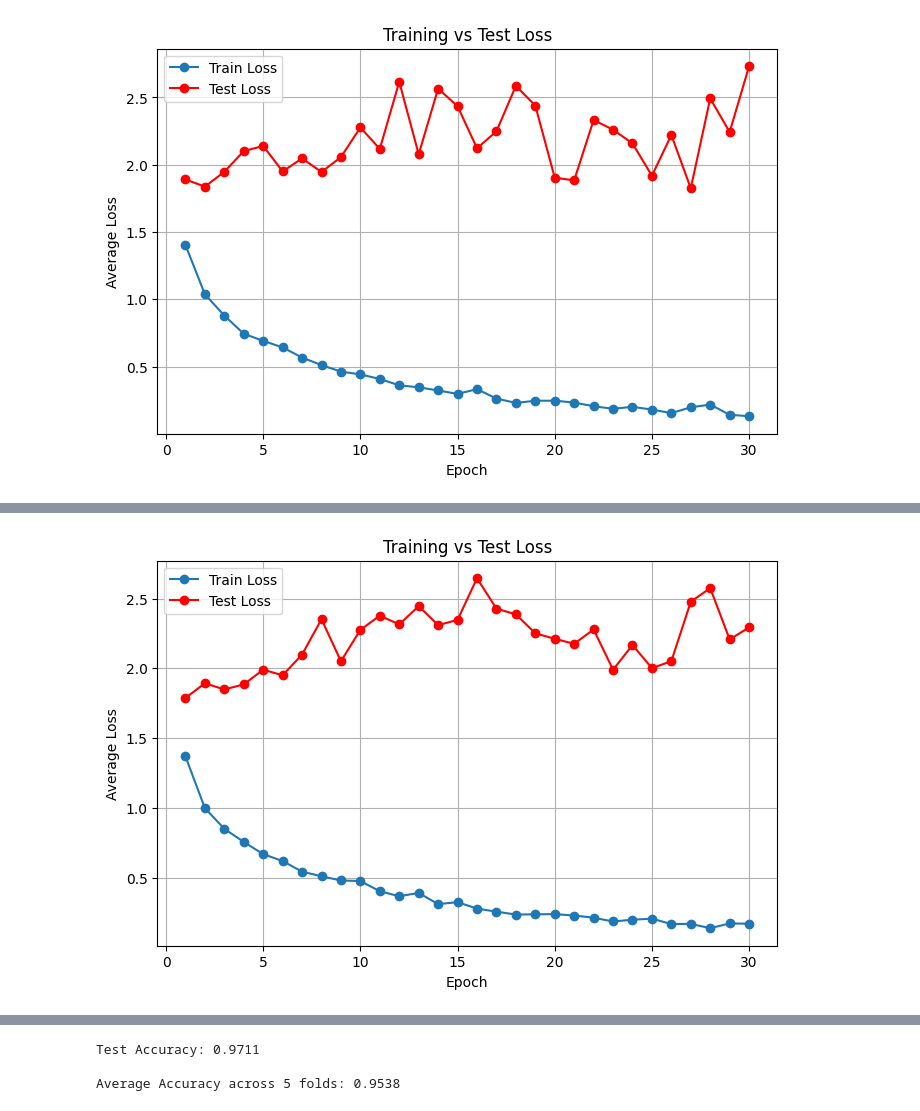
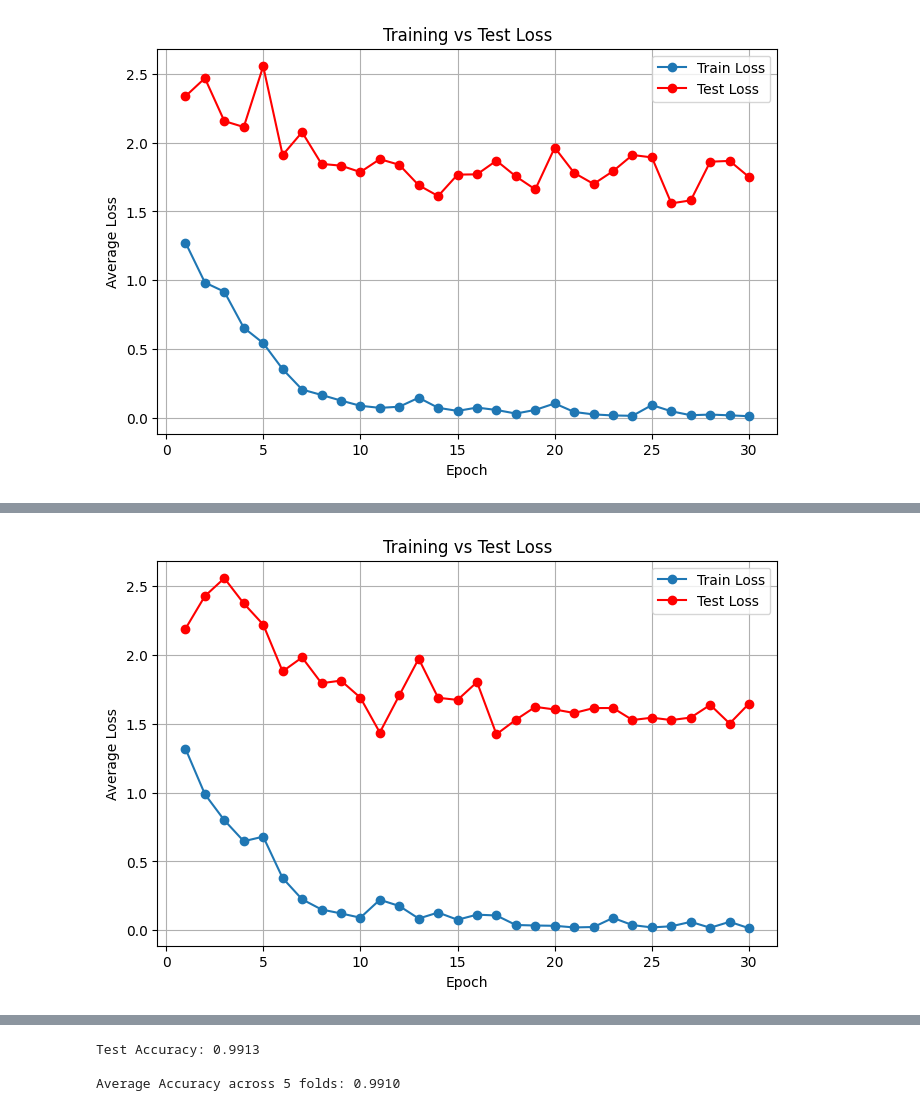
Before and after one commit to VolliBinJackson/gas-sensor-classification, a Jupyter notebook: LSTM.ipynb, the cells around one changed output, grey strips where cells are left out. Cells and saved outputs as stored; diff of their text form; code cells hidden in the pictures.

```diff
--- a/LSTM.ipynb
+++ b/LSTM.ipynb
@@ -185,13 +186,11 @@ test_loader = DataLoader(test_dataset, batch_size=64, shuffle=False)
 device = torch.device("cuda" if torch.cuda.is_available() else "cpu")
 print("Using device:", device)
 
-model = LSTM(input_size=128, hidden_size=64, num_layers=1, num_classes=6, lr=0.0005)
+model = LSTM(input_size=128, hidden_size=256, num_layers=3, num_classes=6, lr=0.0005)
 model.to(device)
 
-# Trainieren
 model.train_model(train_loader, test_loader, epochs=30)
 
-# Evaluieren
 model.evaluate(test_loader)
 
 # speichern
@@ -239,7 +238,7 @@ for fold, (train_idx, val_idx) in enumerate(kf.split(X_seq)):
     val_loader = DataLoader(val_dataset, batch_size=64, shuffle=False)
 
     # Neues Modell für jeden Fold
-    model = LSTM(input_size=128, hidden_size=64, num_layers=1, num_classes=6, lr=0.0005)
+    model = LSTM(input_size=128, hidden_size=256, num_layers=3, num_classes=6, lr=0.0005)
     model.to(device)
 
     model.train_model(train_loader, test_loader, epochs=30)
@@ -307 +306 @@ Epoch [30/30] | Train Loss: 0.1310 | Test Loss: 2.7324
-[figure, old version]
+[figure, new version]
@@ -325 +324 @@ Epoch [30/30] | Train Loss: 0.1693 | Test Loss: 2.2931
-[figure, old version]
+[figure, new version]
@@ -344,3 +343,3 @@ Epoch [30/30] | Train Loss: 0.1230 | Test Loss: 2.7163
-Test Accuracy: 0.9711
+Test Accuracy: 0.9913
 
-Average Accuracy across 5 folds: 0.9538
+Average Accuracy across 5 folds: 0.9910
```
Also changed, not shown: parts of 4 cells of this notebook.
